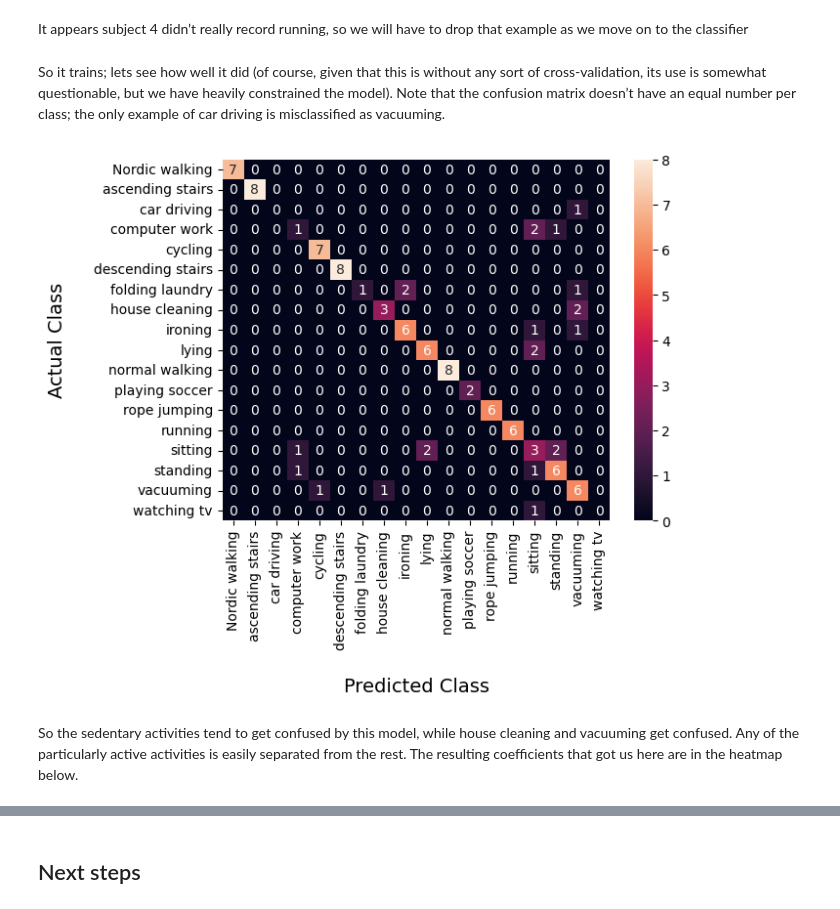
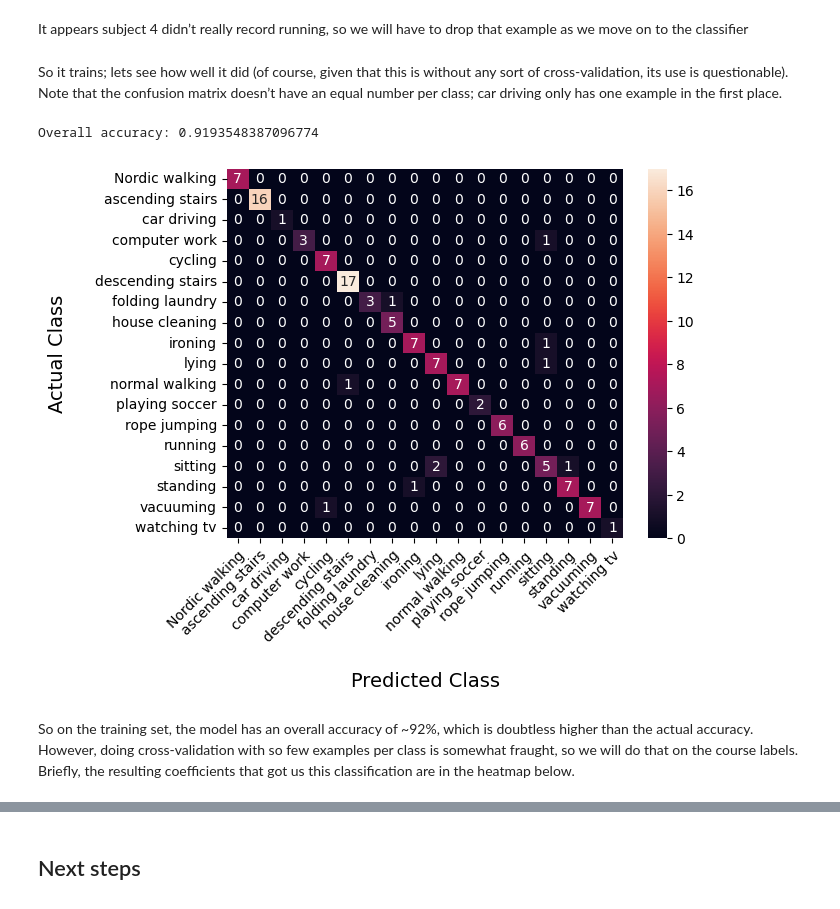
Before and after one commit to dsweber2/portfolio, a Jupyter notebook: delphi/timeSeriesAnalysis.ipynb, the cells around one changed output, grey strips where cells are left out. Cells and saved outputs as stored; diff of their text form; code cells hidden in the pictures.

Commit message:
revised time series analysis

```diff
--- a/delphi/timeSeriesAnalysis.ipynb
+++ b/delphi/timeSeriesAnalysis.ipynb
@@ -337,7 +359,7 @@ fcwt.plot(frame["hand"].loc[one_nordic].values, fs)
 So, to actually build a classifier, given that we have so few samples, we will need to choose some features. As a minimal model, lets use the average heart rate and the standard deviation of the magnitude of the acceleration of the hand IMU (the one plotted above).
 First we need to create those variables
 # %%
-gb = frame.groupby(['activity label', 'subject'], sort='time')
+gb = frame.groupby(['activity label', 'subject', "session"], sort='time')
 aggregates = gb[['heart rate (bpm)', 'hand', 'ankle', 'chest']].aggregate([np.mean, np.std])
 aggregates[np.isnan(aggregates).values]
 # %% [output]
@@ -383,23 +383,27 @@ It appears subject 4 didn&rsquo;t really record running, so we will have to drop
 # %%
 aggregates.drop(('running', 4), axis=0,inplace=True)
 aggregates.reset_index(inplace=True)
+input = aggregates.drop(['activity label', 'subject', "session"], axis=1)
 reg = linear_model.LogisticRegression(max_iter=10000)
-reg.fit(aggregates.drop(['activity label', 'subject'], axis=1).values, aggregates['activity label'].values)
-predictions = reg.predict(aggregates.drop(['activity label', 'subject'], axis=1).values)
+reg.fit(input.values, aggregates.loc[:, "activity label"].values)
+predictions = reg.predict(input.values)
 # %% [markdown]
-So it trains; lets see how well it did (of course, given that this is without any sort of cross-validation, its use is somewhat questionable, but we have heavily constrained the model). Note that the confusion matrix doesn&rsquo;t have an equal number per class; the only example of car driving is misclassified as vacuuming.
+So it trains; lets see how well it did (of course, given that this is without any sort of cross-validation, its use is questionable). Note that the confusion matrix doesn&rsquo;t have an equal number per class; car driving only has one example in the first place.
 # %%
 conf_mat = sklearn.metrics.confusion_matrix(aggregates['activity label'].values, predictions)
 ax = sns.heatmap(conf_mat, annot=True, fmt='d')
 ax.set_ylabel("Actual Class", fontsize=14, labelpad=20)
 ax.yaxis.set_ticklabels(reg.classes_, rotation=0)
 ax.set_xlabel("Predicted Class", fontsize=14, labelpad=20)
-ax.xaxis.set_ticklabels(reg.classes_, rotation=90)
+ax.xaxis.set_ticklabels(reg.classes_, rotation=45, ha="right", rotation_mode="anchor")
+print(f"Overall accuracy: {conf_mat.trace()/conf_mat.sum()}")
 plt.show()
 # %% [output]
+Overall accuracy: 0.9193548387096774
-[figure, old version]
+[figure, new version]
-# %% [markdown]
-So the sedentary activities tend to get confused by this model, while house cleaning and vacuuming get confused. Any of the particularly active activities is easily separated from the rest. The resulting coefficients that got us here are in the heatmap below.
+# %% [markdown]
+So on the training set, the model has an overall accuracy of ~92%, which is doubtless higher than the actual accuracy. However, doing cross-validation with so few examples per class is somewhat fraught, so we will do that on the course labels.
+Briefly, the resulting coefficients that got us this classification are in the heatmap below.
 # %%
 ax = sns.heatmap(reg.coef_, annot=True)
 ax.set_ylabel("classes", fontsize=14, labelpad=20)
```
Also changed, not shown: parts of 37 cells of this notebook, 2 other files.
